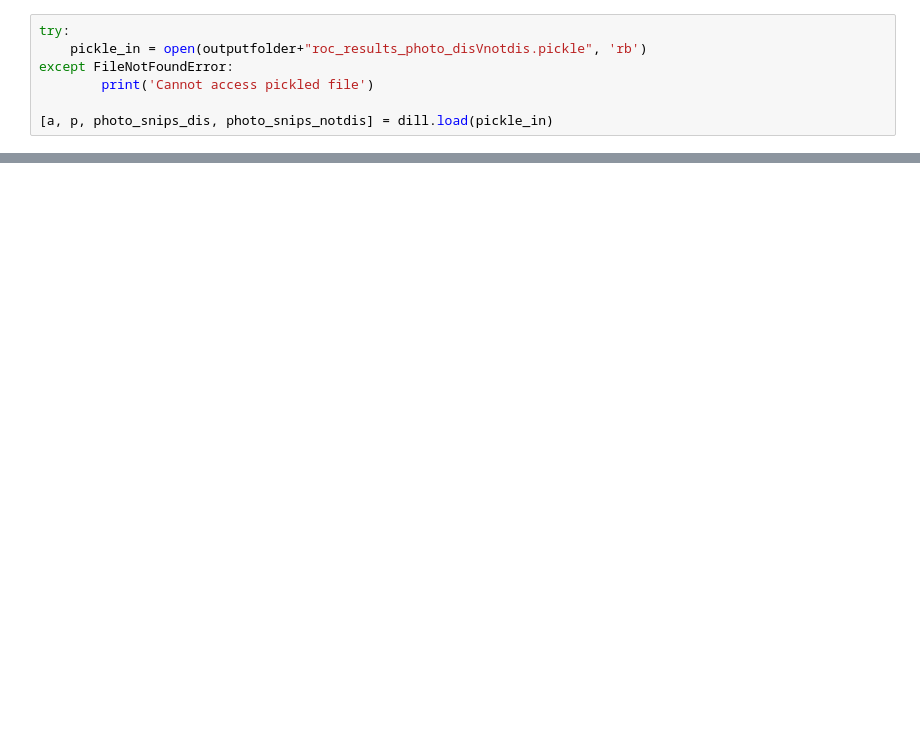
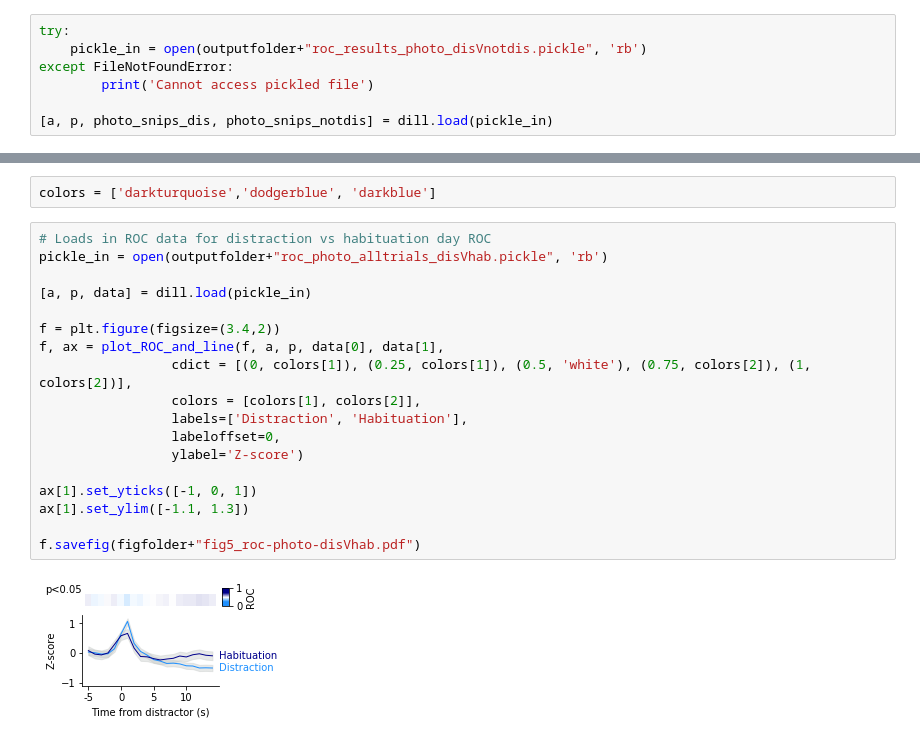
Before and after one commit to mccutcheonlab/distraction-peters, a Jupyter notebook: notebooks/dis-roc-all-figs.ipynb, the cells around one changed output, grey strips where cells are left out. Cells and saved outputs as stored; diff of their text form; blank space fills up the shorter version.

```diff
--- a/notebooks/dis-roc-all-figs.ipynb
+++ b/notebooks/dis-roc-all-figs.ipynb
@@ -330,0 +343,22 @@ Epoch 3 - post -3.5686382954035167 0.0034317326226448357
+# %%
+colors = ['darkturquoise','dodgerblue', 'darkblue']
+# %%
+# Loads in ROC data for distraction vs habituation day ROC
+pickle_in = open(outputfolder+"roc_photo_alltrials_disVhab.pickle", 'rb')
+
+[a, p, data] = dill.load(pickle_in)
+
+f = plt.figure(figsize=(3.4,2))
+f, ax = plot_ROC_and_line(f, a, p, data[0], data[1],
+                 cdict = [(0, colors[1]), (0.25, colors[1]), (0.5, 'white'), (0.75, colors[2]), (1, colors[2])],
+                 colors = [colors[1], colors[2]],
+                 labels=['Distraction', 'Habituation'],
+                 labeloffset=0,
+                 ylabel='Z-score')
+
+ax[1].set_yticks([-1, 0, 1])
+ax[1].set_ylim([-1.1, 1.3])
+
+f.savefig(figfolder+"fig5_roc-photo-disVhab.pdf")
+# %% [output]
+[figure, added]
```
Also changed, not shown: parts of 21 cells of this notebook, 3 other files.
